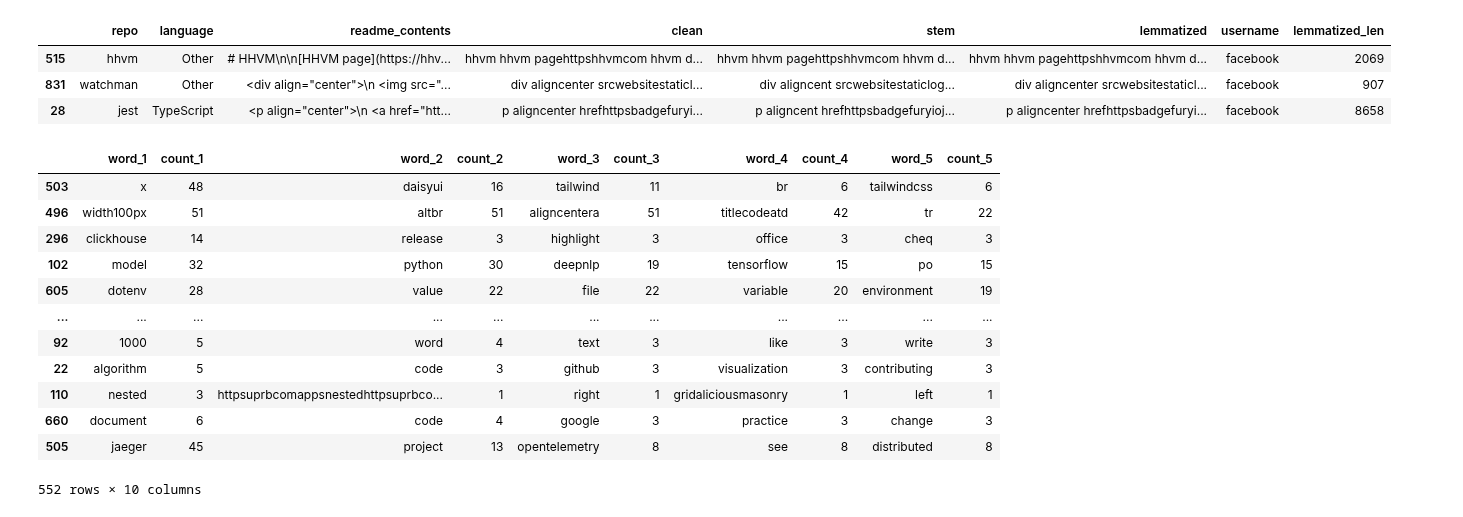
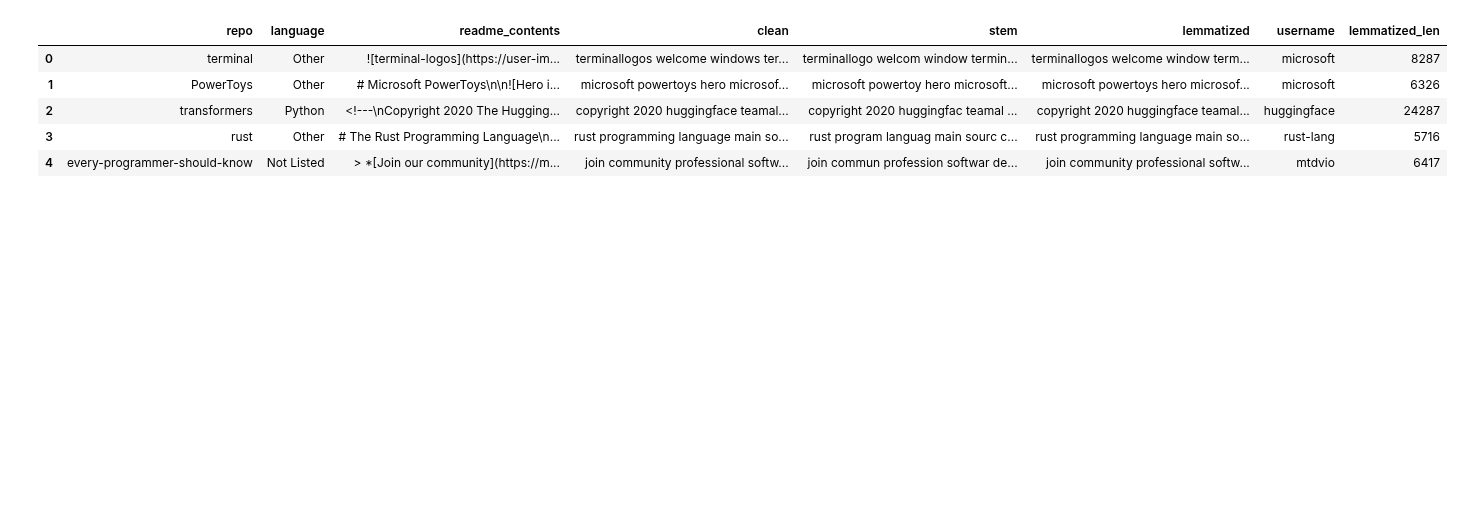
Before and after one commit to L-G-B-Team/nlp-project, a Jupyter notebook: woody_explore.ipynb, the cells around one changed output. Drawn from its saved outputs; the diff is of its cells as text; code cells hidden in the pictures; blank space fills up the shorter version.

```diff
--- a/woody_explore.ipynb
+++ b/woody_explore.ipynb
@@ -19,27 +18,12 @@ readmes = a.acquire_readmes()
 readmes.readme_contents = readmes.readme_contents.astype('str')
 readmes = p.prep_df_for_nlp(readmes,'readme_contents',extra_words=["'","use"],exclude_words=[])
 train, validate, test = p.split_data(readmes,'language')
-# %%
-train[train.username == 'facebook']
-# %% [output]
-|  | repo | language | readme_contents | clean | stem | lemmatized | username | lemmatized_len |
-| 515 | hhvm | Other | # HHVM\n\n[HHVM page](https://hhv... | hhvm hhvm pagehttpshhvmcom hhvm d... | hhvm hhvm pagehttpshhvmcom hhvm d... | hhvm hhvm pagehttpshhvmcom hhvm d... | facebook | 2069 |
-| 831 | watchman | Other | <div align="center">\n <img src="... | div aligncenter srcwebsitestaticl... | div aligncent srcwebsitestaticlog... | div aligncenter srcwebsitestaticl... | facebook | 907 |
-| 28 | jest | TypeScript | <p align="center">\n <a href="htt... | p aligncenter hrefhttpsbadgefuryi... | p aligncent hrefhttpsbadgefuryioj... | p aligncenter hrefhttpsbadgefuryi... | facebook | 8658 |
-# %%
-reload(e)
-e.top_five_words(train.lemmatized)
-# %% [output]
-|  | word_1 | count_1 | word_2 | count_2 | word_3 | count_3 | word_4 | count_4 | word_5 | count_5 |
-| 503 | x | 48 | daisyui | 16 | tailwind | 11 | br | 6 | tailwindcss | 6 |
-| 496 | width100px | 51 | altbr | 51 | aligncentera | 51 | titlecodeatd | 42 | tr | 22 |
-| 296 | clickhouse | 14 | release | 3 | highlight | 3 | office | 3 | cheq | 3 |
-| 102 | model | 32 | python | 30 | deepnlp | 19 | tensorflow | 15 | po | 15 |
-| 605 | dotenv | 28 | value | 22 | file | 22 | variable | 20 | environment | 19 |
-| ... | ... | ... | ... | ... | ... | ... | ... | ... | ... | ... |
-| 92 | 1000 | 5 | word | 4 | text | 3 | like | 3 | write | 3 |
-| 22 | algorithm | 5 | code | 3 | github | 3 | visualization | 3 | contributing | 3 |
-| 110 | nested | 3 | httpsuprbcomappsnestedhttpsuprbco... | 1 | right | 1 | gridaliciousmasonry | 1 | left | 1 |
-| 660 | document | 6 | code | 4 | google | 3 | practice | 3 | change | 3 |
-| 505 | jaeger | 45 | project | 13 | opentelemetry | 8 | see | 8 | distributed | 8 |
-552 rows × 10 columns
+# %%
+readmes.head()
+# %% [output]
+|  | repo | language | readme_contents | clean | stem | lemmatized | username | lemmatized_len |
+| 0 | terminal | Other | ![terminal-logos](https://user-im... | terminallogos welcome windows ter... | terminallogo welcom window termin... | terminallogos welcome window term... | microsoft | 8287 |
+| 1 | PowerToys | Other | # Microsoft PowerToys\n\n![Hero i... | microsoft powertoys hero microsof... | microsoft powertoy hero microsoft... | microsoft powertoys hero microsof... | microsoft | 6326 |
+| 2 | transformers | Python | <!---\nCopyright 2020 The Hugging... | copyright 2020 huggingface teamal... | copyright 2020 huggingfac teamal ... | copyright 2020 huggingface teamal... | huggingface | 24287 |
+| 3 | rust | Other | # The Rust Programming Language\n... | rust programming language main so... | rust program languag main sourc c... | rust programming language main so... | rust-lang | 5716 |
+| 4 | every-programmer-should-know | Not Listed | > *[Join our community](https://m... | join community professional softw... | join commun profession softwar de... | join community professional softw... | mtdvio | 6417 |
```
Also changed, not shown: parts of 4 cells of this notebook, 2 other files.
